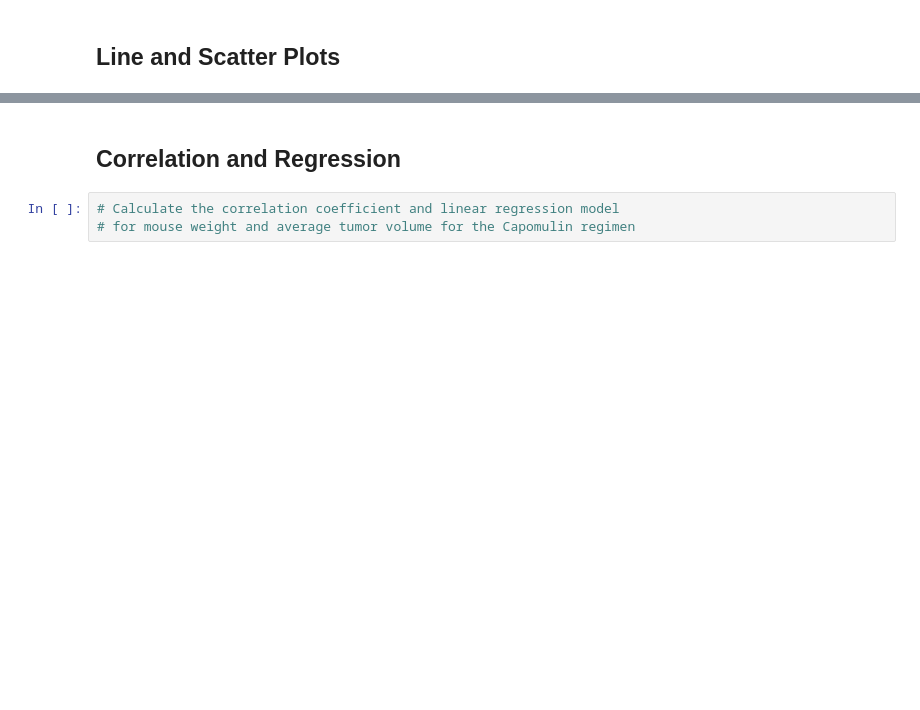
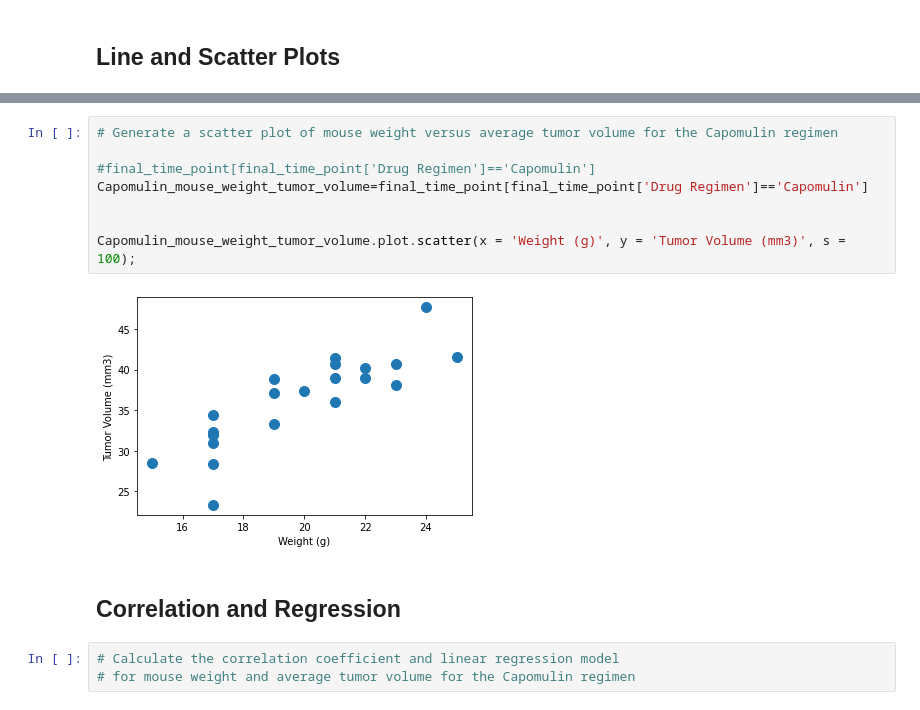
Before and after one commit to kaceejian/Matplotlib-Assignment, a Jupyter notebook: Pymaceuticals/pymaceuticals_starter.ipynb, the cells around one changed output, grey strips where cells are left out. Drawn from its saved outputs; the diff is of its cells as text; blank space fills up the shorter version.

```diff
--- a/Pymaceuticals/pymaceuticals_starter.ipynb
+++ b/Pymaceuticals/pymaceuticals_starter.ipynb
@@ -389,3 +493,13 @@ plt.show()
+# %%
+# Generate a scatter plot of mouse weight versus average tumor volume for the Capomulin regimen
+
+#final_time_point[final_time_point['Drug Regimen']=='Capomulin']
+Capomulin_mouse_weight_tumor_volume=final_time_point[final_time_point['Drug Regimen']=='Capomulin']
+
+
+Capomulin_mouse_weight_tumor_volume.plot.scatter(x = 'Weight (g)', y = 'Tumor Volume (mm3)', s = 100);
+# %% [output]
+[figure, added]
 # %% [markdown]
 ## Correlation and Regression
 # %%
```
Also changed, not shown: parts of 11 cells of this notebook.
